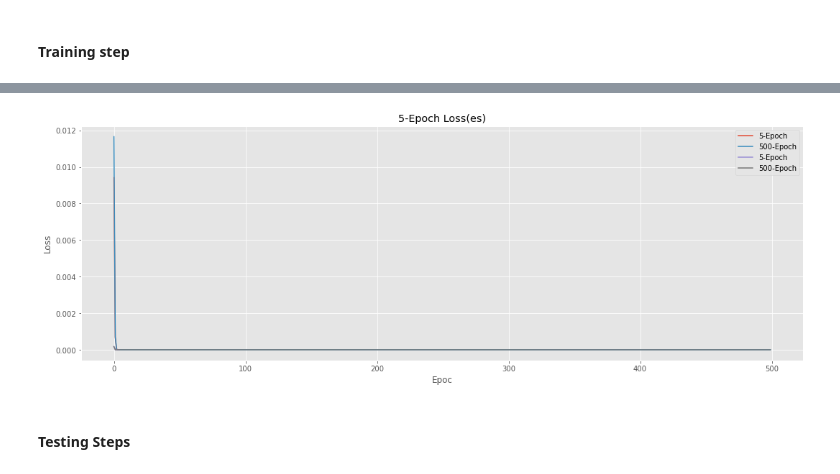
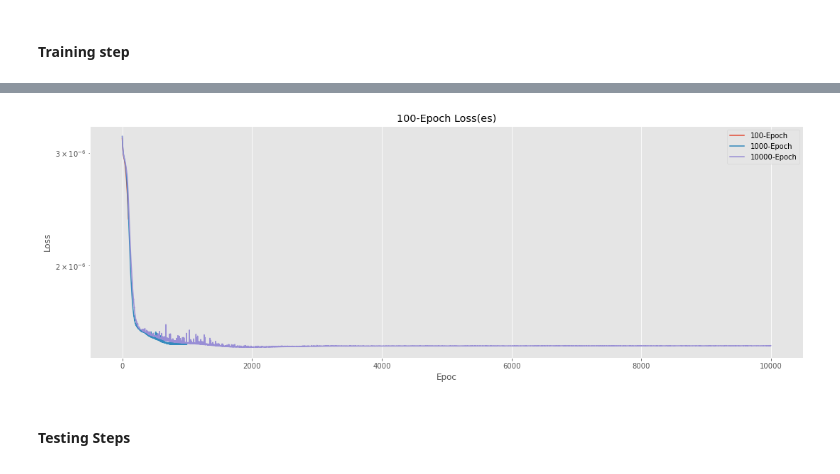
Before and after one commit to 0xHarrington/crypto-comovement, a Jupyter notebook: latent_factors.ipynb, the cells around one changed output, grey strips where cells are left out. Saved outputs shown, nothing was run; the diff lists cells and outputs as text; code cells hidden in the pictures.

```diff
--- a/latent_factors.ipynb
+++ b/latent_factors.ipynb
@@ -418,7 +419,7 @@ nepoch_jumps = 2
 epochs = np.arange(epoch_jump,
                   (epoch_jump * nepoch_jumps) + 1,
                    epoch_jump)
-epochs = [5, 500]
+epochs = [100, 1000, 10000]
 n_e = len(epochs)
 
 latent_dim_jump = 10
@@ -427,7 +428,7 @@ initial_latent = 10
 latent_dims = np.arange(initial_latent,
                         initial_latent + (nlatent_jumps * latent_dim_jump) + 1,
                         latent_dim_jump)
-latent_dims = [10, 30]
+latent_dims = [20]
 
 n_models = n_e * len(latent_dims)
 models = [0] * n_models
@@ -477,25 +478,25 @@ model [4/4]: l_dim [30], epoch [500/500], loss: 0.000001400
 # %%
 lookback = 500
 def plot_model_losses(losses):
     fig=plt.figure(figsize=(18,6))
     for i, arr in enumerate(losses):
         ne = len(arr)
         ldim = latent_dims[i // n_e]
 #         plt.plot(np.arange(ne-lookback, ne), arr[-lookback:], label=f'dim{ldim}|{ne}-epoch')
 #         plt.plot(np.arange(ne-lookback, ne), arr[-lookback:], label=f'{ldim}')
-        plt.plot(arr, label=f'{ne}-Epoch')
+        plt.plot(arr[4:], label=f'{ne}-Epoch')
 #     plt.title(f"{len(losses[0])}-Jump Epoch Loss(es)")
     plt.title(f"{len(losses[0])}-Epoch Loss(es)")
     plt.legend()
     plt.grid(True)
-#     plt.yscale('log')
+    plt.yscale('log')
     plt.ylabel("Loss")
     plt.xlabel("Epoc")
     plt.show()
 
 plot_model_losses(ae_losses)
 # %% [output]
-[figure, old version]
+[figure, new version]
 # %% [markdown]
 #### Testing Steps
 # %%
```
Also changed, not shown: parts of 3 cells of this notebook, 2 other files.
